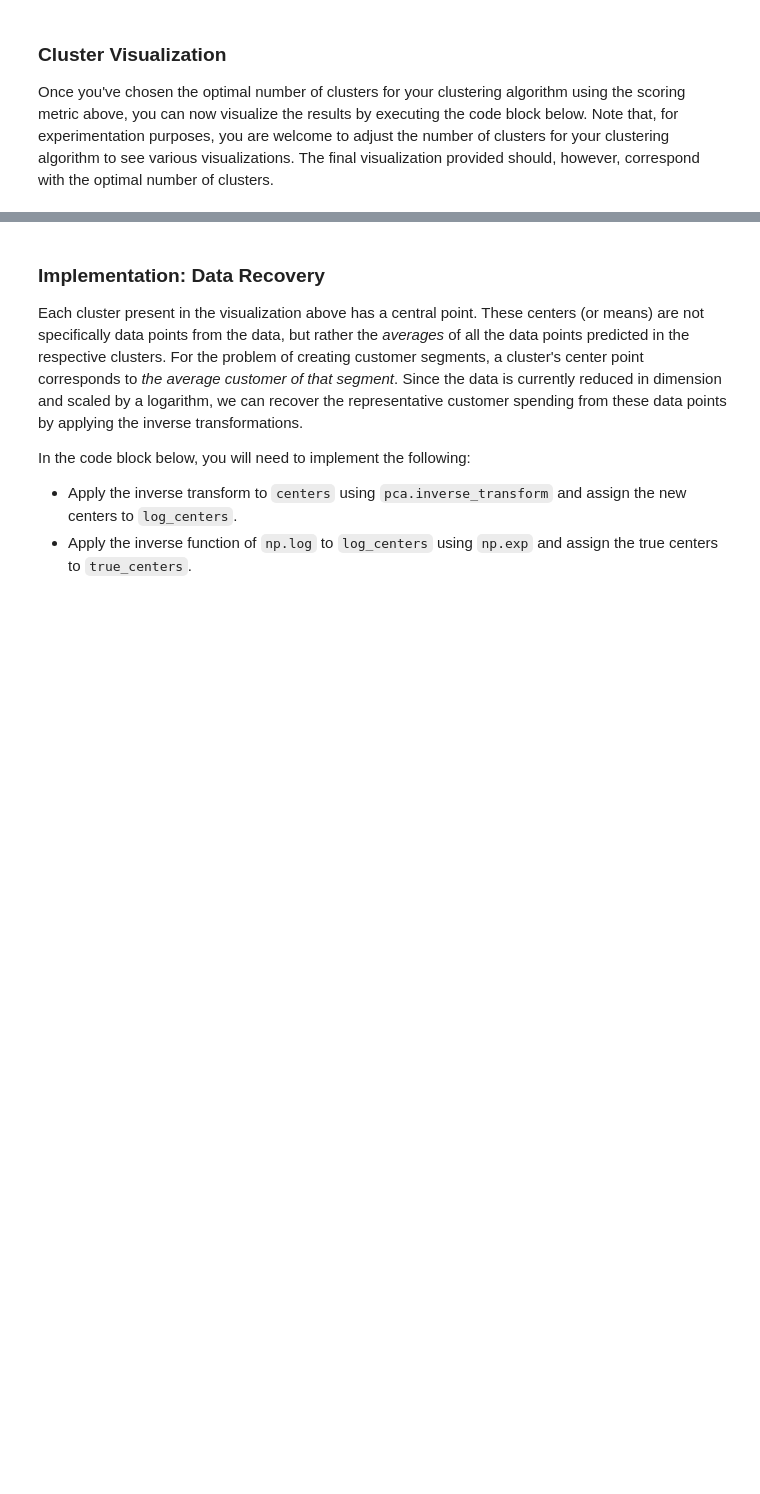
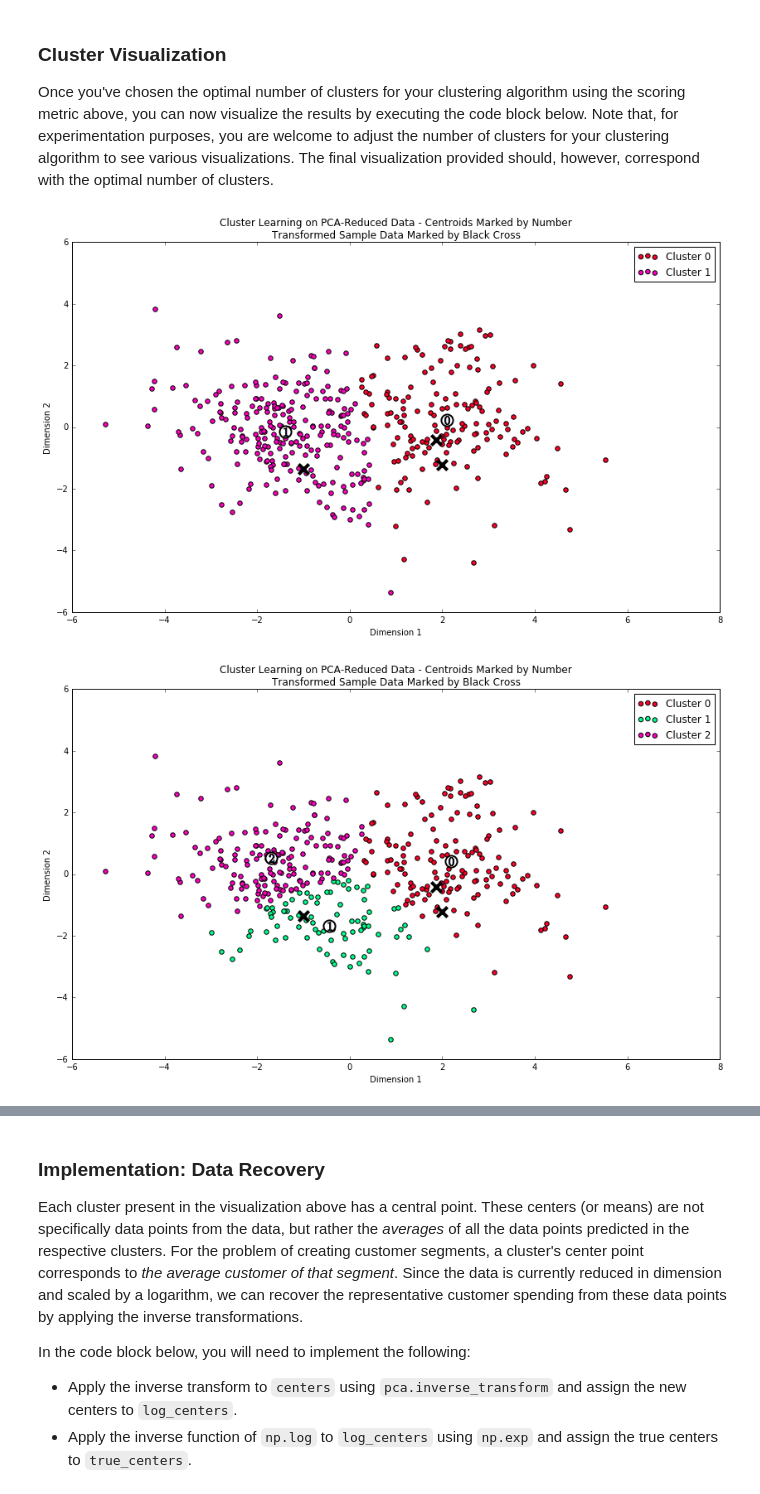
Before and after one commit to JeremySilverTongue/MachineLearningNanodegree, a Jupyter notebook: 3-CustomerSegments/customer_segments.ipynb, the cells around one changed output, grey strips where cells are left out. Saved outputs shown, nothing was run; the diff lists cells and outputs as text; code cells hidden in the pictures; blank space fills up the shorter version.

```diff
--- a/3-CustomerSegments/customer_segments.ipynb
+++ b/3-CustomerSegments/customer_segments.ipynb
@@ -437,0 +463,26 @@ rs.cluster_results(reduced_data, preds, centers, pca_samples)
+# %%
+# Display the results of the clustering from implementation
+import matplotlib.pyplot as plt
+
+# plt.plot(reduced_data)
+
+for center_count in range(2, 8):
+
+    # TODO: Apply your clustering algorithm of choice to the reduced data
+    clusterer = KMeans(n_clusters = center_count)
+
+
+    # TODO: Predict the cluster for each data point
+    preds = clusterer.fit_predict(reduced_data)
+
+    # TODO: Find the cluster centers
+    centers = clusterer.cluster_centers_
+
+    # TODO: Predict the cluster for each transformed sample data point
+    sample_preds = clusterer.predict(pca_samples)
+
+
+    rs.cluster_results(reduced_data, preds, centers, pca_samples)
+# %% [output]
+[figure, added]
+[figure, added]
```
Also changed, not shown: parts of 14 cells of this notebook.
